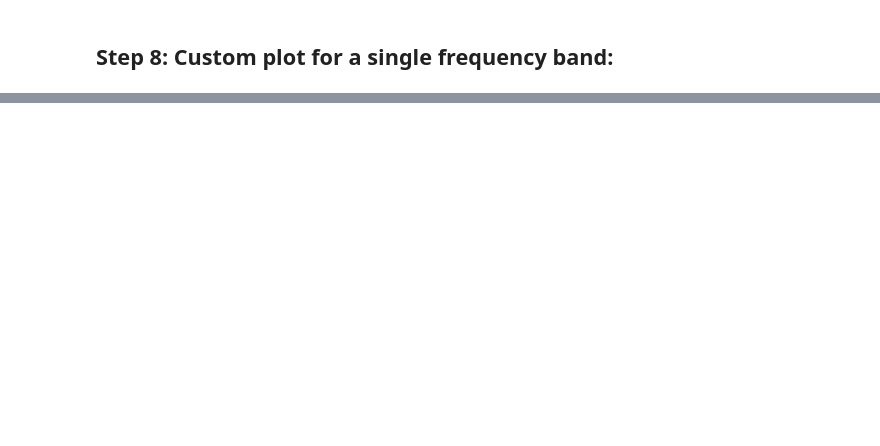
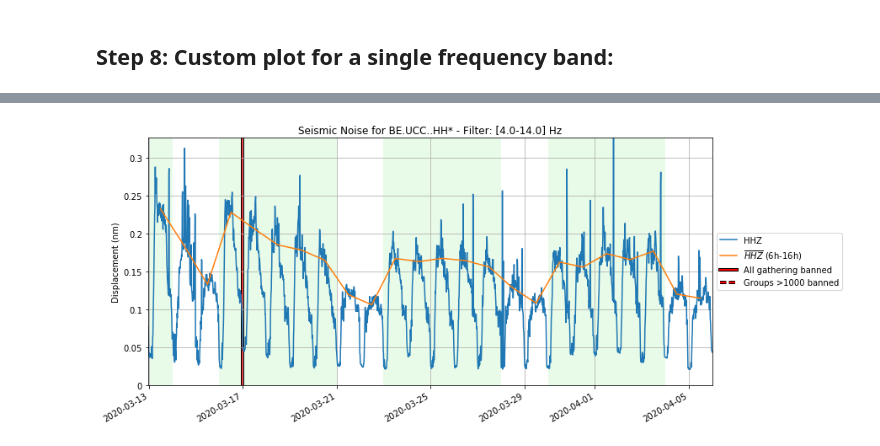
Before and after one commit to ThomasLecocq/SeismoRMS, a Jupyter notebook: SeismoSocialDistancing.ipynb, the cells around one changed output, grey strips where cells are left out. Saved outputs shown, nothing was run; the diff lists cells and outputs as text; code cells hidden in the pictures; blank space fills up the shorter version.

```diff
--- a/SeismoSocialDistancing.ipynb
+++ b/SeismoSocialDistancing.ipynb
@@ -235,0 +212,72 @@ plt.show()
+# %%
+band = "4.0-14.0"
+
+for channelcode in list(set([k[:-1] for k in displacement_RMS])):
+    fig = plt.figure(figsize=(12,6))
+    if logo is not None:
+        fig.figimage(logo, 40, 40, alpha=.4, zorder=1)
+
+    data={}
+    for o in 'ZEN':
+        if channelcode+o not in displacement_RMS :
+            continue
+        data[channelcode[-2:]+o] = displacement_RMS[channelcode+o][band]
+        main=channelcode[-2:]+o
+
+    if len(data.keys())>1:
+        main=channelcode[-2:]+'*'
+        data[channelcode[-2:]+'*'] = data[main].copy() # for the sum
+        for i,t in enumerate(data['S'].index):
+            d[i] = 0
+            for o in data:
+                if o == 'S':
+                    continue
+                if len(data[o].index)-1<i:
+                    break
+                if abs(data[o].index[i].timestamp()-data['S'].index[i].timestamp())<60:
+                    d[i] += data[o][i]**2
+            d[i] = d[i]**.5
+
+    plt.plot(data[main].index, data[main], label = main)
+
+    for o in data:
+        rs = data[o].copy().between_time("6:00", "16:00")
+        rs = rs.resample("1D" ).median().tshift(12, "H")
+        plt.plot(rs.index, rs,
+                 label="$\overline{%s}$ (6h-16h)"%o)#, c='purple')
+
+
+
+    # Get normal business days and set their background color to green
+    db = pd.bdate_range(start.datetime, end.datetime)
+    for dbi in db:
+        plt.axvspan(dbi, dbi+datetime.timedelta(days=1),
+                    facecolor='lightgreen', edgecolor="none",
+                    alpha=0.2, zorder=-10)
+
+    scale = 1e9
+    plt.ylim(0,np.percentile(data[main],95)*1.5)
+    ticks = ticker.FuncFormatter(lambda x, pos: "{0:g}".format(x*scale))
+    plt.gca().yaxis.set_major_formatter(ticks)
+    plt.ylabel("Displacement (nm)")
+
+    plt.title('Seismic Noise for %s - Filter: [%s] Hz' % (channelcode+'*',
+                                                          band))
+    plt.xlim(data[main].index.min(), data[main].index.max())
+    fig.autofmt_xdate()
+    plt.grid(True, zorder=-1)
+    plt.gca().set_axisbelow(True)
+    for iban,ban in enumerate(bans.keys()):
+        plt.axvline(UTCDateTime(ban).datetime,
+                    color='r',
+                    linewidth=2,
+                    linestyle=['-', '--', '-.', ':'][iban],
+                    path_effects=[pe.withStroke(linewidth=4, foreground="k")],
+                    zorder=-9,
+                    label=bans[ban])
+    plt.legend(loc='center left', bbox_to_anchor=(1, 0.5))
+    plt.show()
+    fig.savefig(channelcode+".pdf",bbox_inches='tight')
+    fig.savefig(channelcode+".png",bbox_inches='tight')
+# %% [output]
+[figure, added]
```
Also changed, not shown: parts of 9 cells of this notebook.
